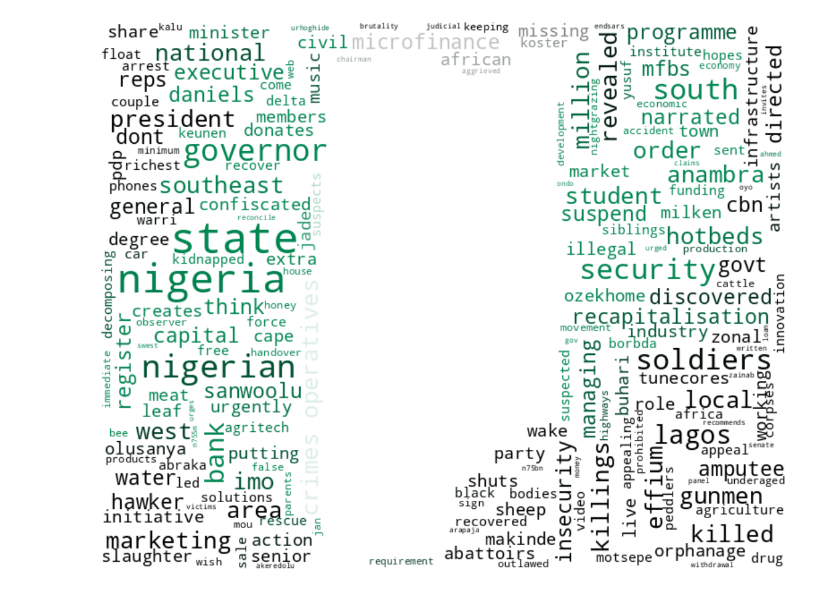
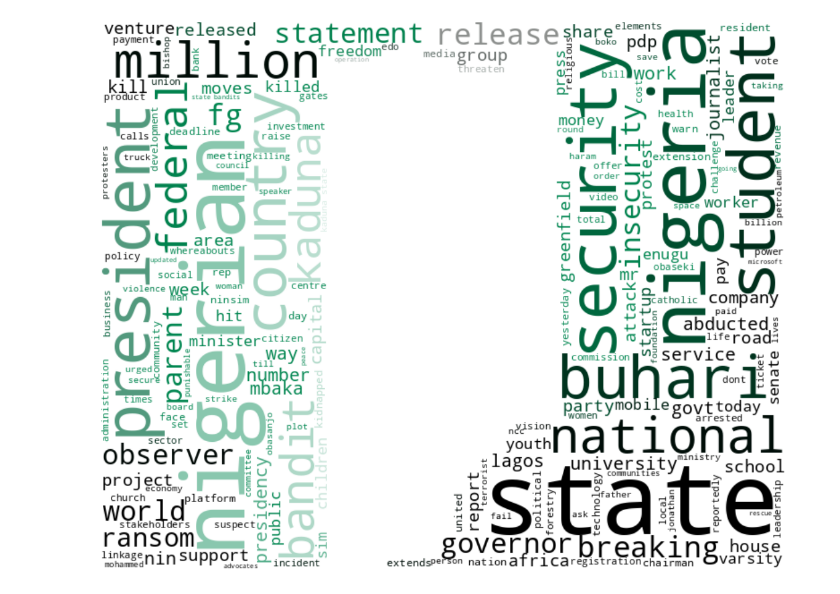
Before and after one commit to ajakaiye33/wrdcld_strmlt, a Jupyter notebook: word_cloud.ipynb, the cells around one changed output. Cells and saved outputs as stored; diff of their text form; code cells hidden in the pictures.

```diff
--- a/word_cloud.ipynb
+++ b/word_cloud.ipynb
@@ -75,21 +86,21 @@ def alltime_keywords(df,col):
     full_text = ",".join(all_keyword_alltime)
     return full_text
 # %%
-all_time = alltime_keywords(our_data,'scraped_date')
+all_time = alltime_keywords(our_data,'published')
 # %%
 import random
 # %%
 def viz_word(period):
-    png = ['./nig-flag.png','./map-nig2.png']
+    png = ['./img/nig-flag.png','./img/map-nig2.png']
     path_png = random.choices(png,k=1)[0]
     background = np.array(Image.open(path_png))
-    wrdcld = WordCloud(width=50, height=50, background_color='white',mode='RGBA',mask=background).generate(period)
+    wrdcld = WordCloud(width=400, height=200, background_color='white',mode='RGBA',mask=background).generate(period)
     image_col = ImageColorGenerator(background)
     plt.figure(figsize=[20,20])
     plt.imshow(wrdcld.recolor(color_func=image_col),interpolation='bilinear')
     plt.axis("off")
     return plt.show()
 # %%
-viz_word(todayz)
+viz_word(all_time)
 # %% [output]
-[figure, old version]
+[figure, new version]
```
Also changed, not shown: parts of 3 cells of this notebook, 1 other file.
